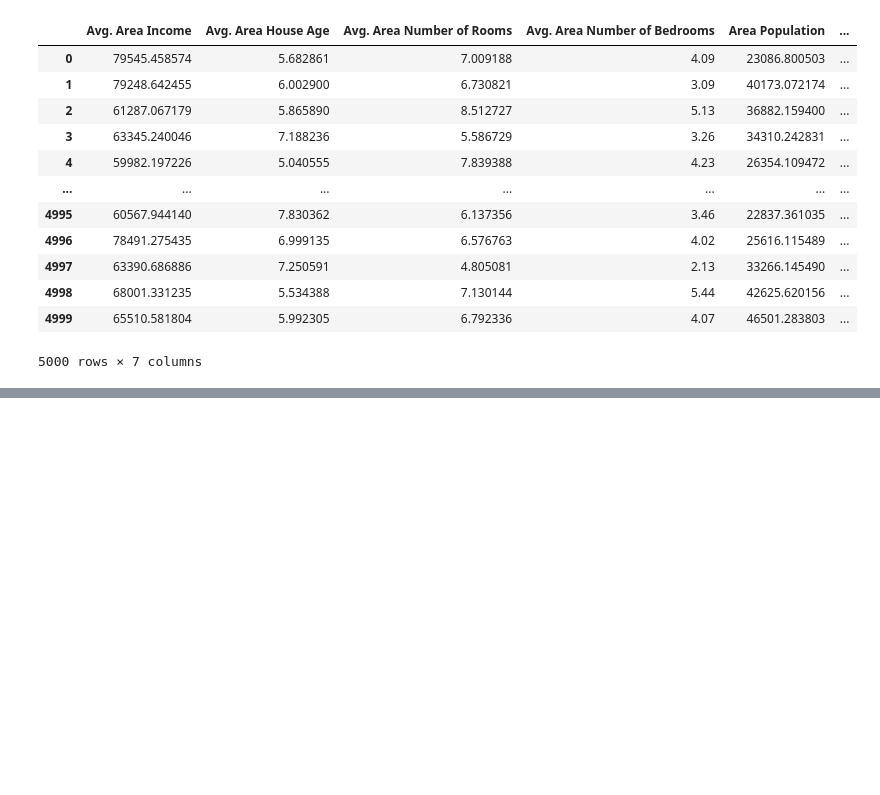
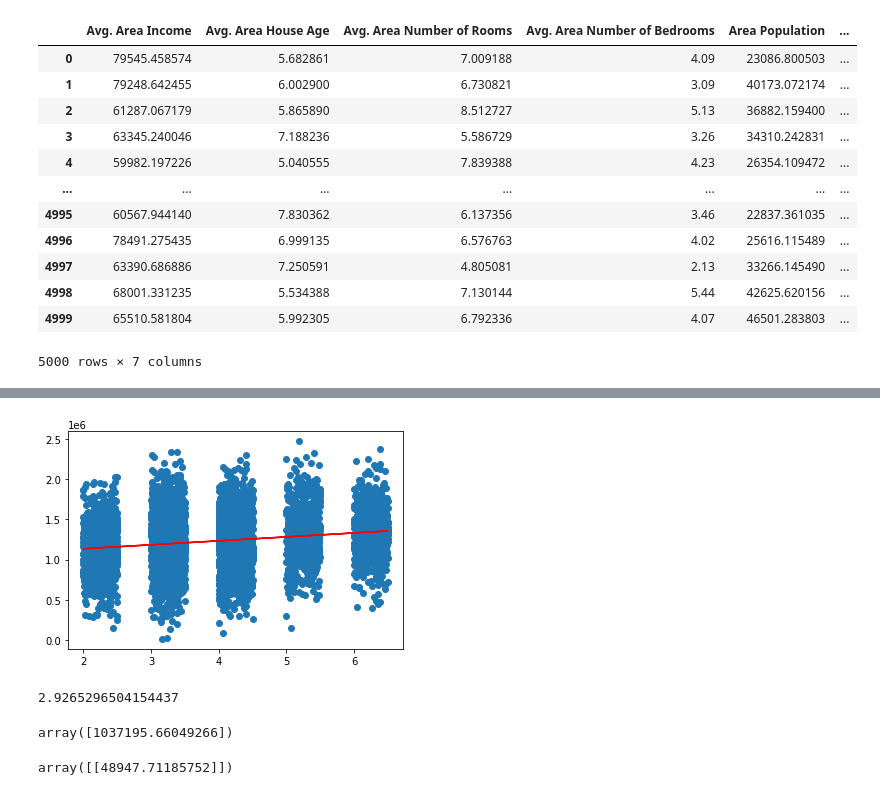
Before and after one commit to GinaGarridoCasas/Gina, a Jupyter notebook: week8_EDA_project_ML_lr/Ejercicios/Houses/houses.ipynb, the cells around one changed output, grey strips where cells are left out. Saved outputs shown, nothing was run; the diff lists cells and outputs as text; code cells hidden in the pictures; blank space fills up the shorter version.

```diff
--- a/week8_EDA_project_ML_lr/Ejercicios/Houses/houses.ipynb
+++ b/week8_EDA_project_ML_lr/Ejercicios/Houses/houses.ipynb
@@ -25,0 +106,25 @@ df
+# %%
+# Regresión de la columna Avg. Area Number of Bedrooms con Price
+
+X_Bedrooms = df.iloc[:, 3].values.reshape(-1, 1)  # values converts it into a numpy array
+y_Price = df.iloc[:, 5].values.reshape(-1, 1)  # -1 means that calculate the dimension of rows, but have 1 column
+linear_regressor = LinearRegression(n_jobs = -1)  # create object for the class
+linear_regressor.fit(X_Bedrooms, y_Price)  # perform linear regression
+y_pred = linear_regressor.predict(X_Bedrooms)  # make predictions
+plt.scatter(X_Bedrooms, y_Price)
+plt.plot(X_Bedrooms, y_pred, color='red')
+plt.show()
+# %% [output]
+[figure, added]
+# %%
+linear_regressor.score(X_Bedrooms,y_Price)*100
+# %% [output]
+2.9265296504154437
+# %%
+linear_regressor.intercept_
+# %% [output]
+array([1037195.66049266])
+# %%
+linear_regressor.coef_
+# %% [output]
+array([[48947.71185752]])
```
Also changed, not shown: parts of 18 cells of this notebook, 16 other files.
